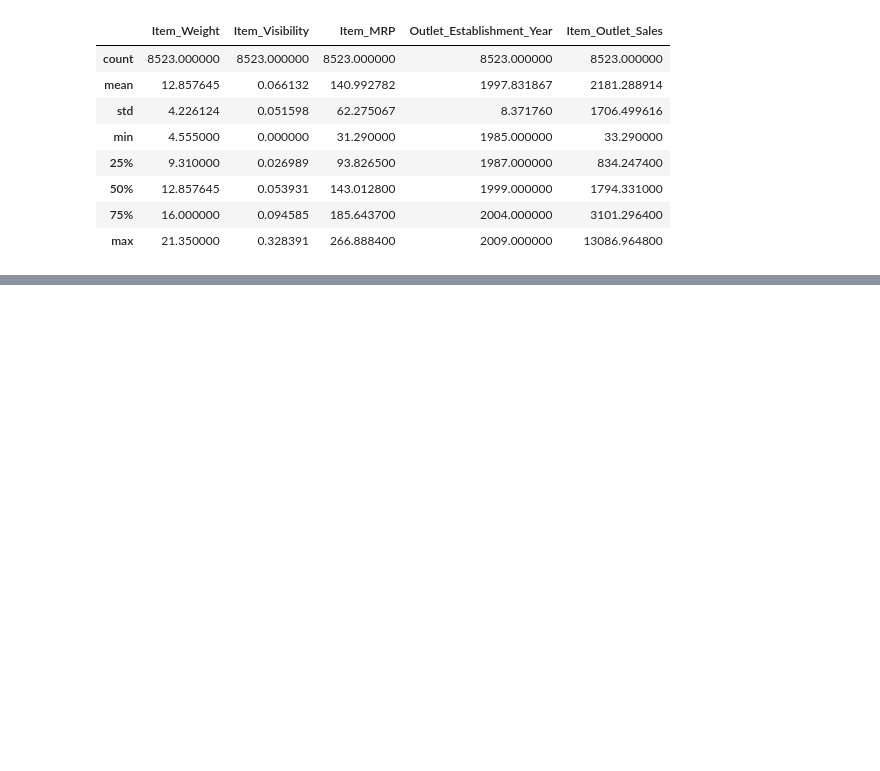
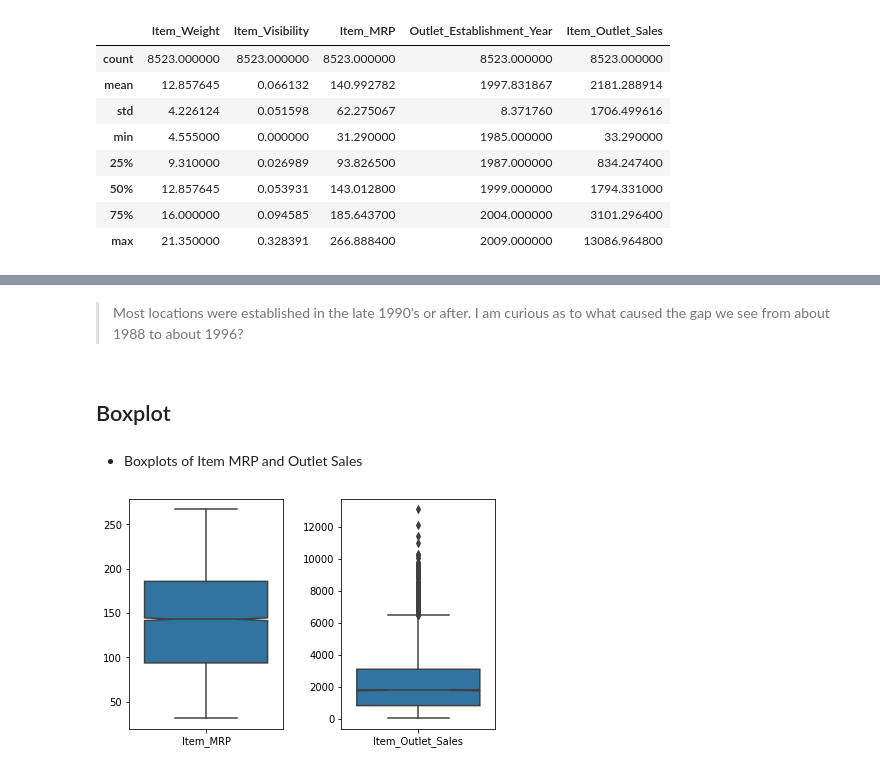
Before and after one commit to AislingGilder85/Food-Sales-Prediciton, a Jupyter notebook: Food_Sales_Prediction.ipynb, the cells around one changed output, grey strips where cells are left out. Saved outputs shown, nothing was run; the diff lists cells and outputs as text; code cells hidden in the pictures; blank space fills up the shorter version.

```diff
--- a/Food_Sales_Prediction.ipynb
+++ b/Food_Sales_Prediction.ipynb
@@ -228,0 +290,14 @@ df.describe()
+# %% [markdown]
+> Most locations were established in the late 1990's or after. I am curious as to what caused the gap we see from about 1988 to about 1996?
+# %% [markdown]
+## Boxplot
+# %% [markdown]
+- Boxplots of Item MRP and Outlet Sales
+# %%
+plt.subplot(1,2,1)
+sns.boxplot(data=df[['Item_MRP']], notch=True)
+plt.subplot(1,2,2)
+sns.boxplot(data=df[['Item_Outlet_Sales']], notch=True)
+plt.tight_layout(2)
+# %% [output]
+[figure, added]
```
Also changed, not shown: parts of 19 cells of this notebook.
